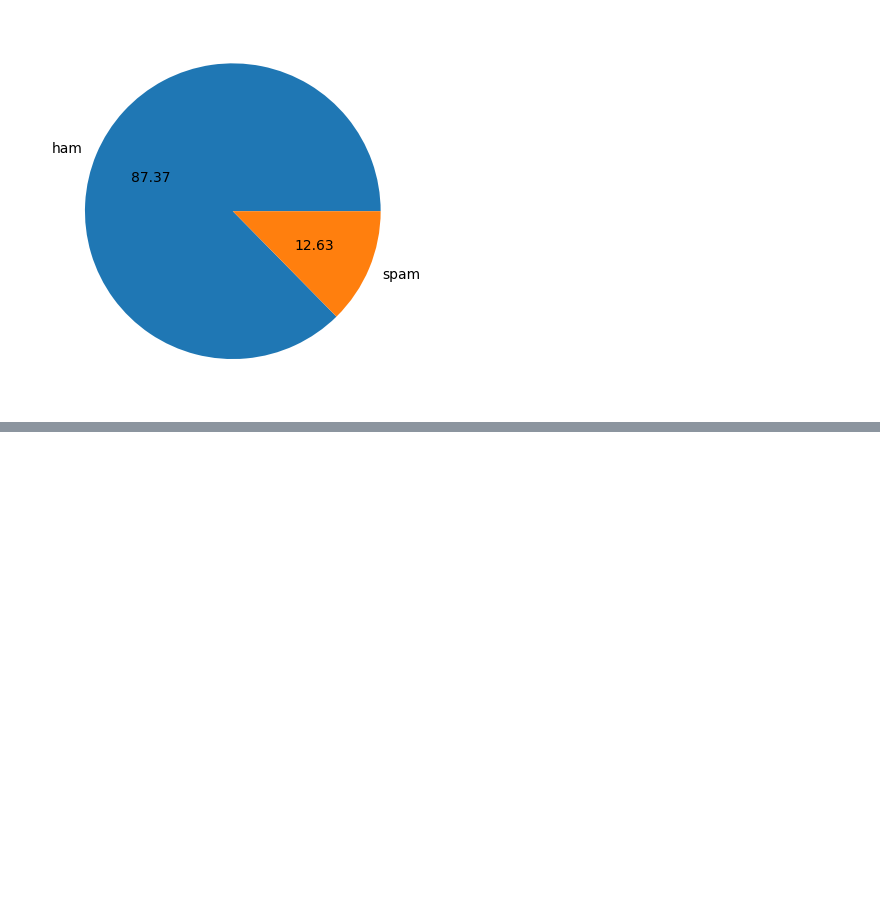
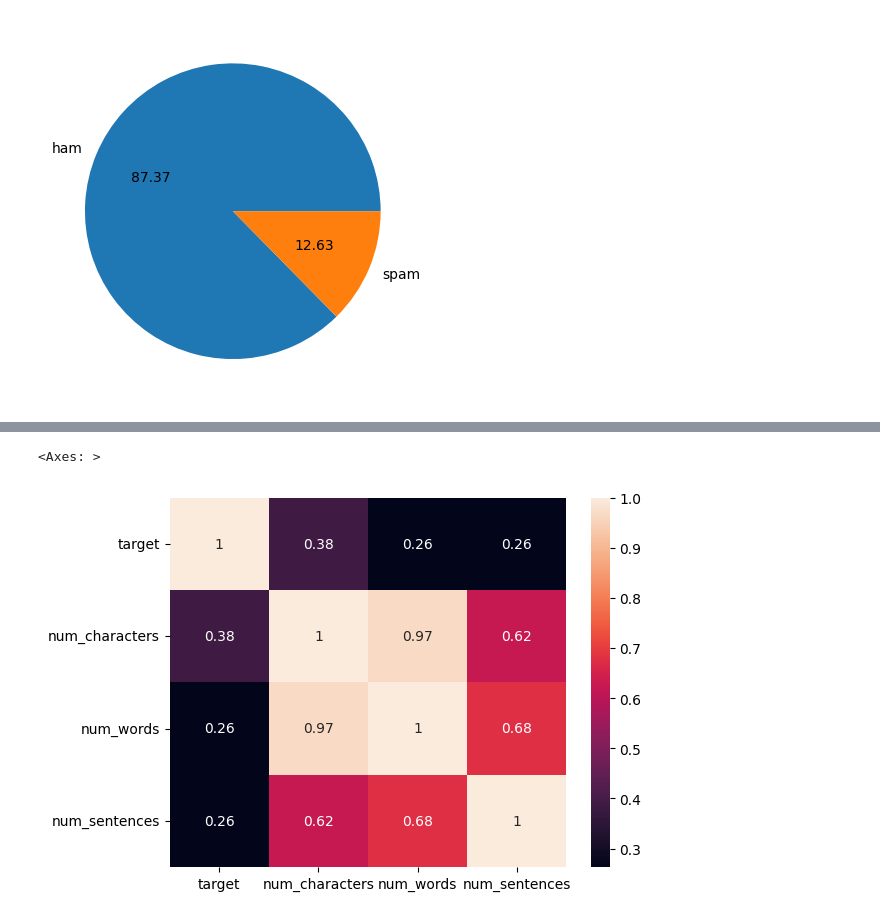
Before and after one commit to JK1Real/Spamclassifier, a Jupyter notebook: Spam Classifier.ipynb, the cells around one changed output, grey strips where cells are left out. Saved outputs shown, nothing was run; the diff lists cells and outputs as text; code cells hidden in the pictures; blank space fills up the shorter version.

```diff
--- a/Spam Classifier.ipynb
+++ b/Spam Classifier.ipynb
@@ -125,0 +253,5 @@ plt.show()
+# %%
+sns.heatmap(data[['target','num_characters','num_words','num_sentences']].corr(),annot=True)
+# %% [output]
+<Axes: >
+[figure, added]
```
Also changed, not shown: parts of 26 cells of this notebook.
